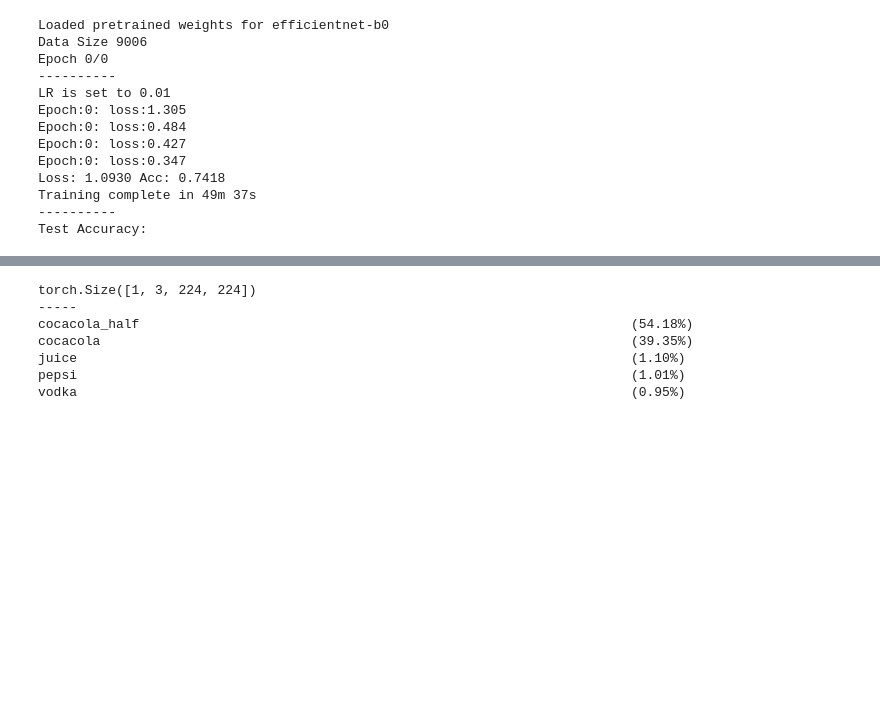
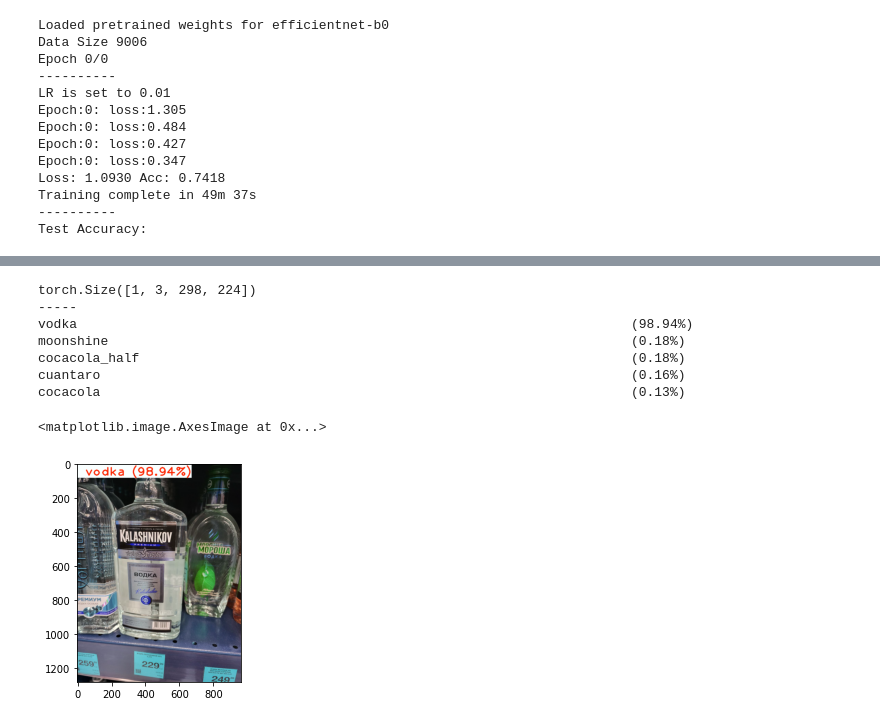
Before and after one commit to Zebrushka/Retail_ML_pipeline, a Jupyter notebook: EffecientNet_custom_dataset_train.ipynb, the cells around one changed output, grey strips where cells are left out. Cells and saved outputs as stored; diff of their text form; code cells hidden in the pictures; blank space fills up the shorter version.

```diff
--- a/EffecientNet_custom_dataset_train.ipynb
+++ b/EffecientNet_custom_dataset_train.ipynb
@@ -238,36 +238,52 @@ files.download('/content/efficientnet-b0.pth')
 import json
 from PIL import Image
 from torchvision import transforms
 
 from efficientnet_pytorch import EfficientNet
 device = torch.device('cpu')
 model = model = torch.load('/content/efficientnet-b0.pth', map_location=device)
 
 # Preprocess image
 tfms = transforms.Compose([transforms.Resize(224), transforms.ToTensor(),
     transforms.Normalize([0.485, 0.456, 0.406], [0.229, 0.224, 0.225]),])
 img = tfms(Image.open('/content/photo_2022-04-19_21-58-48.jpg')).unsqueeze(0)
 print(img.shape) # torch.Size([1, 3, 224, 224])
 
 # Load class names
 labels_map = json.load(open('/content/labels.txt'))
 labels_map = [labels_map[str(i)] for i in range(15)]
 
 # Classify
 model.eval()
 with torch.no_grad():
     outputs = model(img)
 
 # Print predictions
 print('-----')
 for idx in torch.topk(outputs, k=5).indices.squeeze(0).tolist():
     prob = torch.softmax(outputs, dim=1)[0, idx].item()
     print('{label:<75} ({p:.2f}%)'.format(label=labels_map[idx], p=prob*100))
+
+
+text = 'vodka (98.94%)'
+
+image = cv2.imread('/content/photo_2022-04-19_21-58-48.jpg')
+font = cv2.FONT_HERSHEY_PLAIN
+org = (50, 70)
+fontScale = 5
+color = (255, 36, 0)
+thickness = 5
+image = cv2.rectangle(image, (0,0), (670, 80), (250, 255, 255), -1)
+image = cv2.putText(image, text, org, font, fontScale, color, thickness, cv2.LINE_AA, False)
+
+plt.imshow(image)
 # %% [output]
-torch.Size([1, 3, 224, 224])
+torch.Size([1, 3, 298, 224])
 -----
-cocacola_half                                                               (54.18%)
-cocacola                                                                    (39.35%)
-juice                                                                       (1.10%)
-pepsi                                                                       (1.01%)
-vodka                                                                       (0.95%)
+vodka                                                                       (98.94%)
+moonshine                                                                   (0.18%)
+cocacola_half                                                               (0.18%)
+cuantaro                                                                    (0.16%)
+cocacola                                                                    (0.13%)
+<matplotlib.image.AxesImage at 0x...>
+[figure, added]
```
Also changed, not shown: parts of 1 cell of this notebook.
